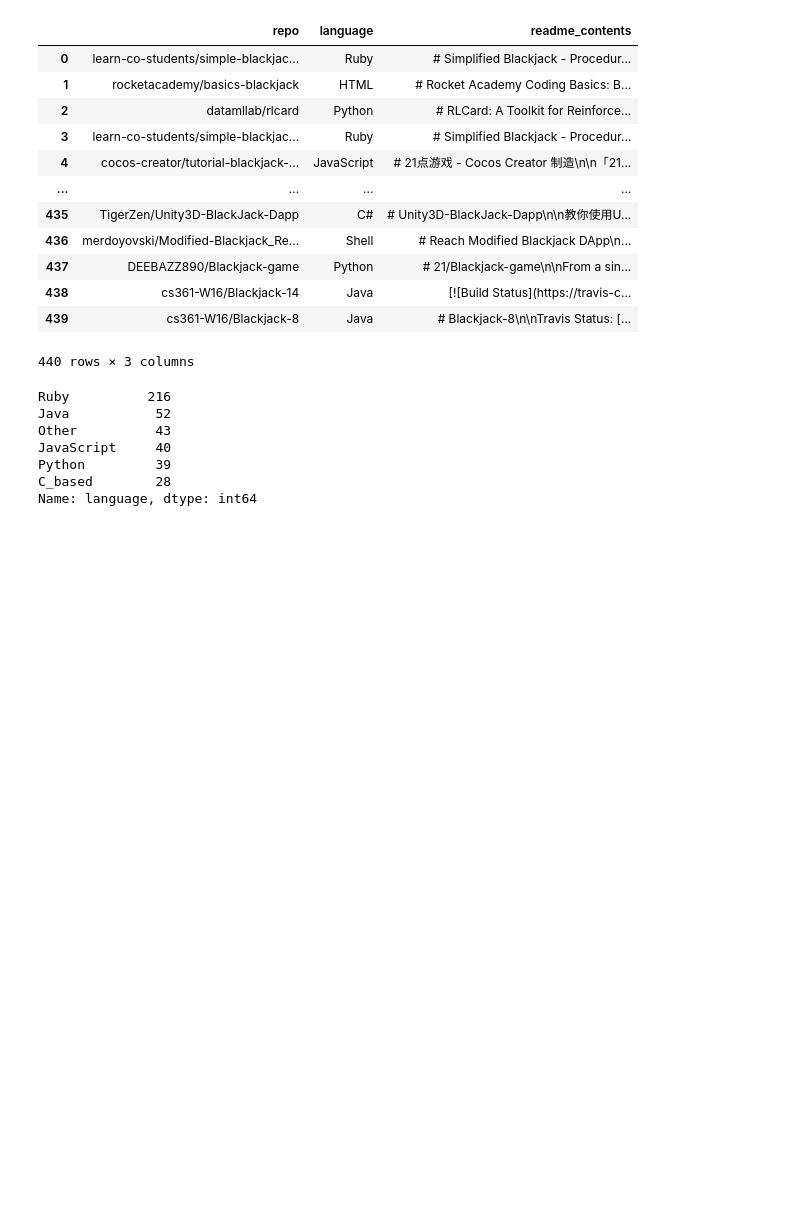
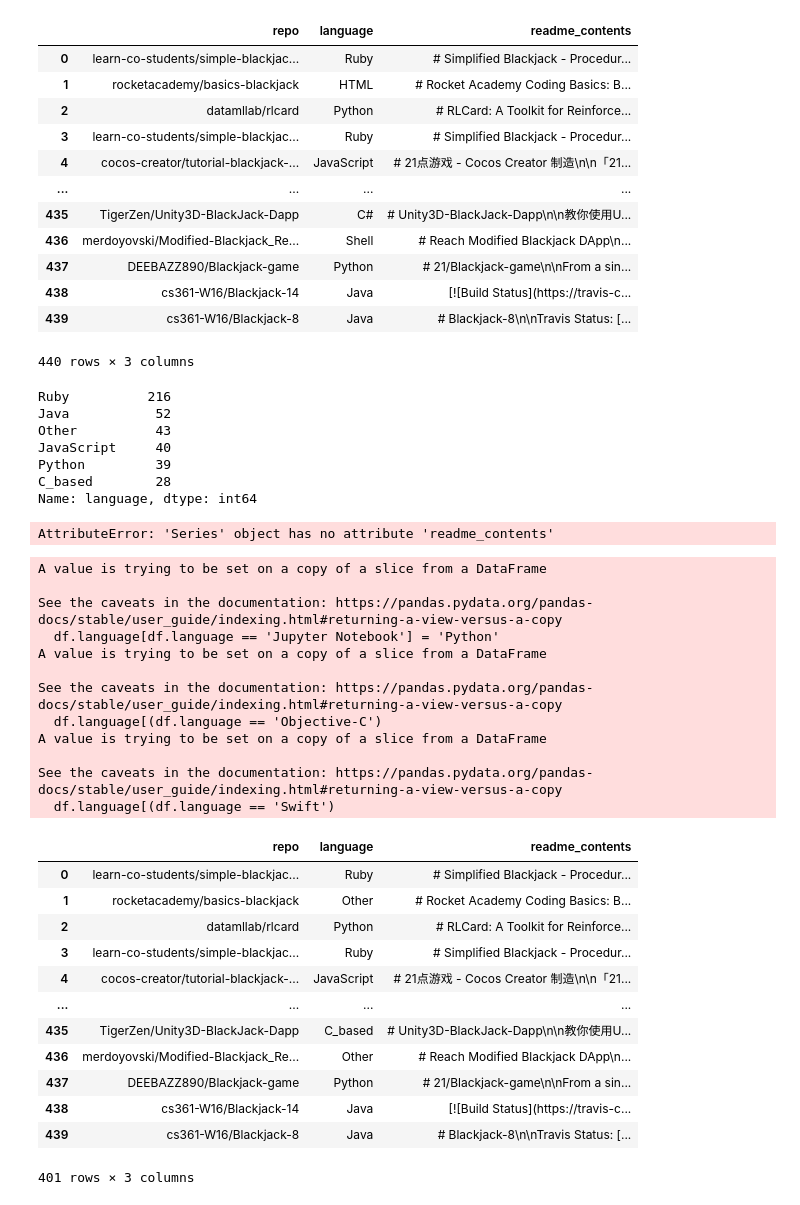
Before and after one commit to Speakeasy-Casino/ace-archives, a Jupyter notebook: prepare.ipynb, the cells around one changed output. Cells and saved outputs as stored; diff of their text form; code cells hidden in the pictures; blank space fills up the shorter version.

```diff
--- a/prepare.ipynb
+++ b/prepare.ipynb
@@ -117,3 +125,39 @@ def clean_languages(df):
 def drop_blanks(df):
     df = df[df.readme_contents != '']
     return df
+# %%
+data = df2
+# %%
+data = drop_blanks(data)
+data = data['language'].str.strip()
+# %% [output]
+AttributeError: 'Series' object has no attribute 'readme_contents'
+# %%
+data = clean_languages(data)
+data
+# %% [output]
+A value is trying to be set on a copy of a slice from a DataFrame
+
+See the caveats in the documentation: https://pandas.pydata.org/pandas-docs/stable/user_guide/indexing.html#returning-a-view-versus-a-copy
+  df.language[df.language == 'Jupyter Notebook'] = 'Python'
+A value is trying to be set on a copy of a slice from a DataFrame
+
+See the caveats in the documentation: https://pandas.pydata.org/pandas-docs/stable/user_guide/indexing.html#returning-a-view-versus-a-copy
+  df.language[(df.language == 'Objective-C')
+A value is trying to be set on a copy of a slice from a DataFrame
+
+See the caveats in the documentation: https://pandas.pydata.org/pandas-docs/stable/user_guide/indexing.html#returning-a-view-versus-a-copy
+  df.language[(df.language == 'Swift')
+|  | repo | language | readme_contents |
+| 0 | learn-co-students/simple-blackjac... | Ruby | # Simplified Blackjack - Procedur... |
+| 1 | rocketacademy/basics-blackjack | Other | # Rocket Academy Coding Basics: B... |
+| 2 | datamllab/rlcard | Python | # RLCard: A Toolkit for Reinforce... |
+| 3 | learn-co-students/simple-blackjac... | Ruby | # Simplified Blackjack - Procedur... |
+| 4 | cocos-creator/tutorial-blackjack-... | JavaScript | # 21点游戏 - Cocos Creator 制造\n\n「21... |
+| ... | ... | ... | ... |
+| 435 | TigerZen/Unity3D-BlackJack-Dapp | C_based | # Unity3D-BlackJack-Dapp\n\n教你使用U... |
+| 436 | merdoyovski/Modified-Blackjack_Re... | Other | # Reach Modified Blackjack DApp\n... |
+| 437 | DEEBAZZ890/Blackjack-game | Python | # 21/Blackjack-game\n\nFrom a sin... |
+| 438 | cs361-W16/Blackjack-14 | Java | [![Build Status](https://travis-c... |
+| 439 | cs361-W16/Blackjack-8 | Java | # Blackjack-8\n\nTravis Status: [... |
+401 rows × 3 columns
```
Also changed, not shown: parts of 14 cells of this notebook, 3 other files.
